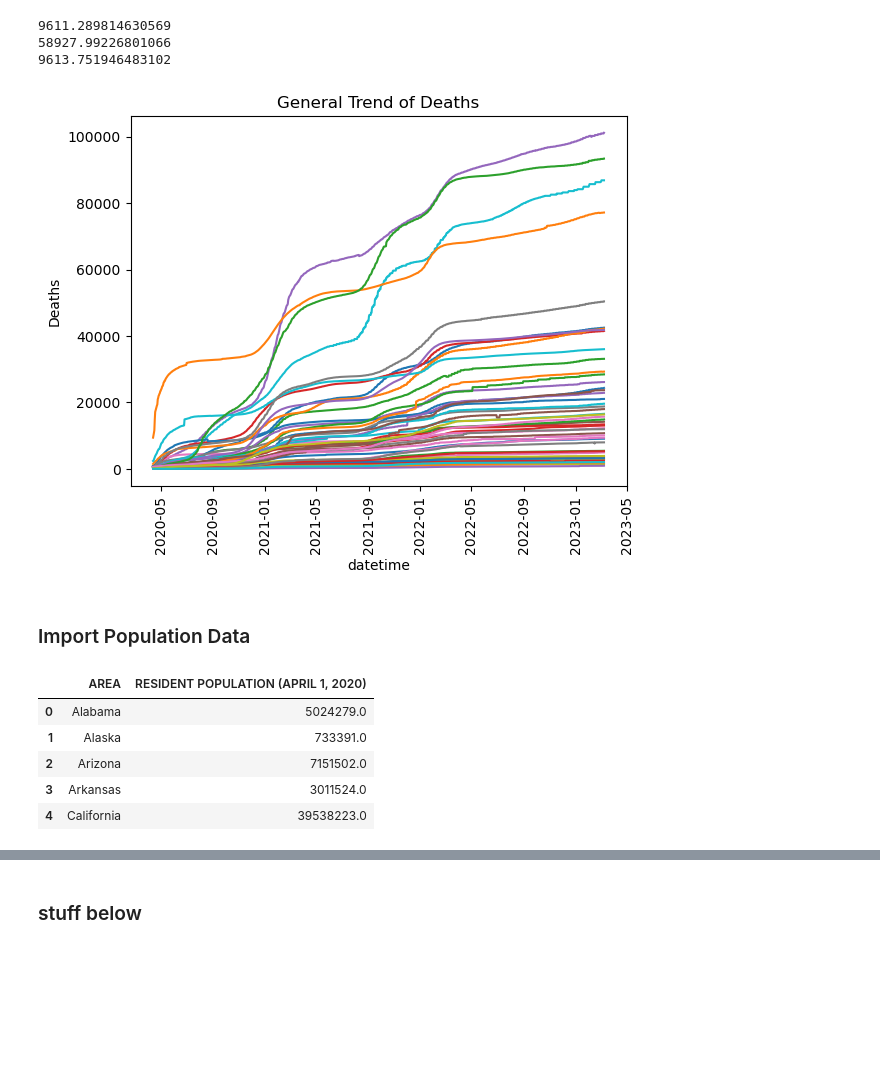
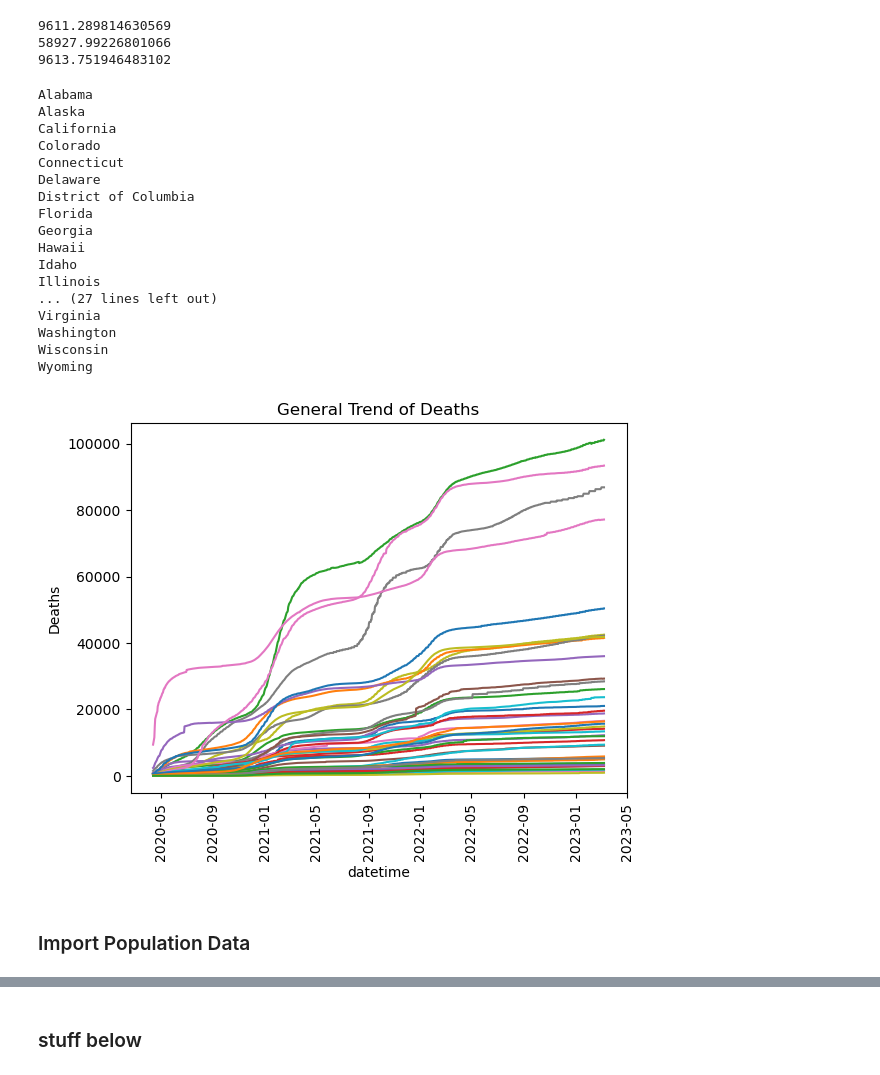
Before and after one commit to jaycee-pang/data200s-covid19, a Jupyter notebook: eda_sw.ipynb, the cells around one changed output, grey strips where cells are left out. Drawn from its saved outputs; the diff is of its cells as text; code cells hidden in the pictures; blank space fills up the shorter version.

```diff
--- a/eda_sw.ipynb
+++ b/eda_sw.ipynb
@@ -173,37 +173,47 @@ print(state_dict['Kentucky'].loc[256, 'Incident_Rate'])
 # %%
 # df = state_dict['Alabama']
 # df['current cases'] = df['Confirmed'] - df['Recovered'] - df['Deaths']
 # sns.scatterplot(df, x='datetime', y='Active')
 states = ['Alabama', 'Alaska', 'Arizona', 'Arkansas', 'California', 'Colorado', 'Florida']
 states_r = ['Idaho', 'Montana', 'Wyoming', 'Utah', 'North Dakota', 'South Dakota', 'Nebraska', 'Kansas', 'Oklahoma',
             'Texas', 'Iowa', 'Missouri', 'Arkansas', 'Louisiana', 'Mississippi', 'Alabama', 'Florida', 'Tennessee',
             'South Carolina', 'North Carolina', 'Kentucky', 'Indiana', 'Ohio', 'West Virginia']
 states_d = ['Washington', 'Oregon', 'California', 'Nevada', 'Arizona', 'New Mexico', 'Colorado']
 
 non_states = ['Recovered', 'American Samoa', 'Grand Princess', 'Diamond Princess', 'Guam', 'Puerto Rico', 'Northern Mariana Islands', 'Virgin Islands']
 
+bad_states = ['American Samoa', 'Arizona', 'Arkansas', 'Diamond Princess', 'Grand Princess', 'Guam', 'Kansas', 'Kentucky', 'Massachusetts', 'Missouri', 'North Dakota', 'Northern Mariana Islands', 'Oklahoma', 'Virgin Islands', 'West Virginia', 'Recovered']
+
 for state in state_dict:
-    if state not in non_states and state != 'Kentucky':
+    if state not in bad_states:
         #state_dict[state].plot('datetime', ['Active', 'Deaths', 'Recovered'])
+        print(state)
         sns.lineplot(state_dict[state], x='datetime', y='Deaths', estimator=None, errorbar='sd') # , label=state)
 
 #plt.legend()
 plt.title('General Trend of Deaths')
 # plt.xlim(365*52, 365*52 + 460)
 # plt.ylim(0.2, 2.2)
 plt.xticks(rotation=90)
 plt.show()
 # %% [output]
+Alabama
+Alaska
+California
+Colorado
+Connecticut
+Delaware
+District of Columbia
+Florida
+Georgia
+Hawaii
+Idaho
+Illinois
+... (27 lines left out)
+Virginia
+Washington
+Wisconsin
+Wyoming
-[figure, old version]
+[figure, new version]
 # %% [markdown]
 ### Import Population Data
-# %%
-pop_data = pd.read_excel('../datasets/apportionment-2020-table02.xlsx', header=3).drop(columns='This cell is intentionally blank.')
-pop_data.head()
-# %% [output]
-|  | AREA | RESIDENT POPULATION (APRIL 1, 2020) |
-| 0 | Alabama | 5024279.0 |
-| 1 | Alaska | 733391.0 |
-| 2 | Arizona | 7151502.0 |
-| 3 | Arkansas | 3011524.0 |
-| 4 | California | 39538223.0 |
```
Also changed, not shown: parts of 33 cells of this notebook, 3 other files.
